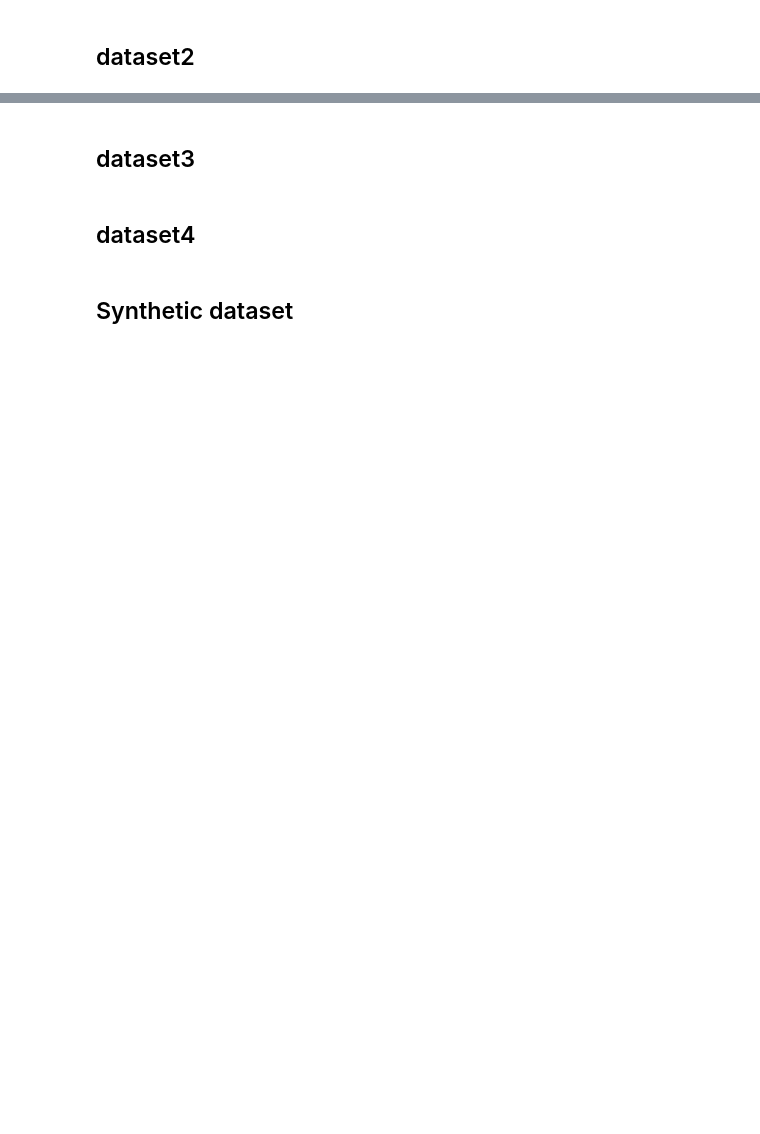
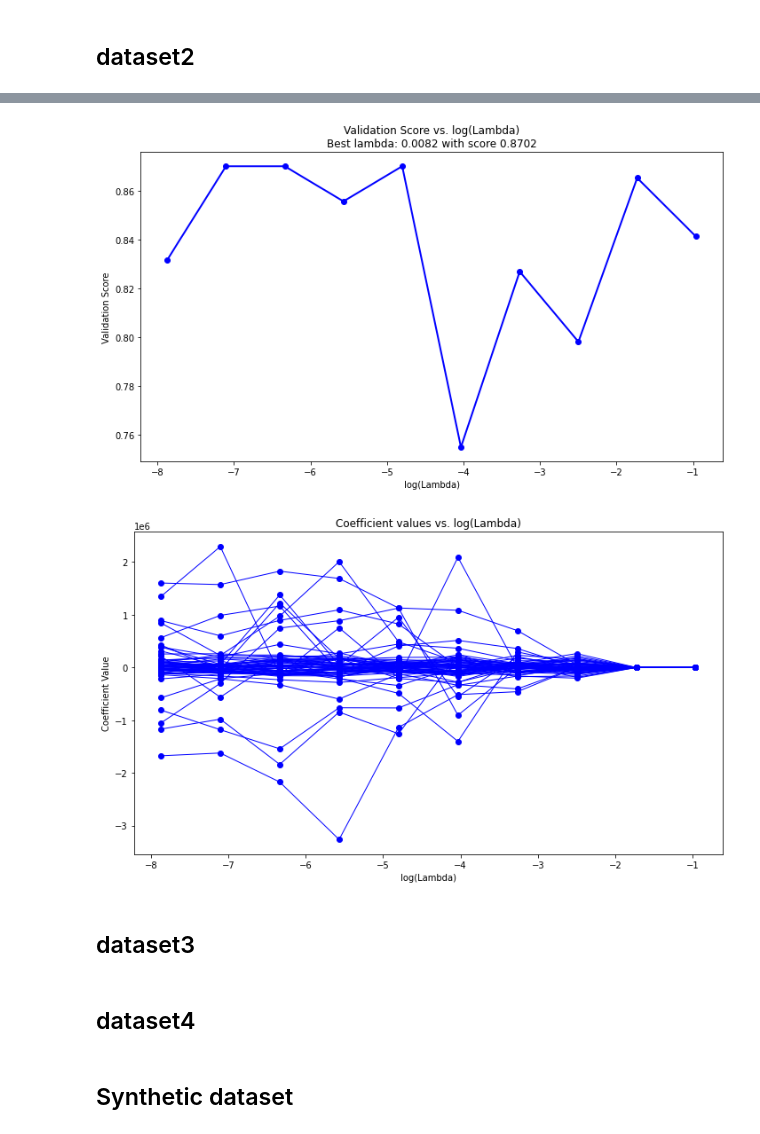
Before and after one commit to kwolny1/cyclic_coordinate_descent_algorithm, a Jupyter notebook: LogRegCCD_notebook.ipynb, the cells around one changed output, grey strips where cells are left out. Drawn from its saved outputs; the diff is of its cells as text; code cells hidden in the pictures; blank space fills up the shorter version.

```diff
--- a/LogRegCCD_notebook.ipynb
+++ b/LogRegCCD_notebook.ipynb
@@ -159,2 +270,10 @@ class LogRegCCD():
 # %% [markdown]
 ## dataset2
+# %%
+sonar_data = pd.read_csv("data/sonar.csv", header=None)
+sonar_X = sonar_data.iloc[:, :-1]
+sonar_y = (sonar_data.iloc[:, -1] == 'Mine').astype(int)
+
+print(sonar_X.shape)
+print("Target distribution:", sum(sonar_y) / len(sonar_y))
+print(sonar_X.head())
@@ -160,0 +298,16 @@ class LogRegCCD():
+# %%
+logRegCCD = LogRegCCD()
+logRegCCD = logRegCCD.fit(sonar_X, sonar_y)
+
+print("Beta: ", logRegCCD.beta)
+print("Beta zero: ", logRegCCD.beta_zero)
+
+print("-----------------")
+
+print("Accuracy score: ", logRegCCD.validate(sonar_X, sonar_y, accuracy_score))
+print("Precision score: ", logRegCCD.validate(sonar_X, sonar_y, precision_score))
+print("Recall score: ", logRegCCD.validate(sonar_X, sonar_y, recall_score))
+print("F-measure score: ", logRegCCD.validate(sonar_X, sonar_y, f1_score))
+print("Balanced Accuracy score: ", logRegCCD.validate(sonar_X, sonar_y, balanced_accuracy_score))
+print("AUC-ROC score: ", logRegCCD.validate(sonar_X, sonar_y, roc_auc_score))
+print("AUC-PR: score: ", logRegCCD.validate(sonar_X, sonar_y, average_precision_score))
@@ -160,0 +332,6 @@ class LogRegCCD():
+# %%
+logRegCCD.plot_score(sonar_X, sonar_y, K=10, measure = accuracy_score)
+logRegCCD.plot_coeff(sonar_X, sonar_y, K=10)
+# %% [output]
+[figure, added]
+[figure, added]
```
Also changed, not shown: parts of 16 cells of this notebook, 2 other files.
